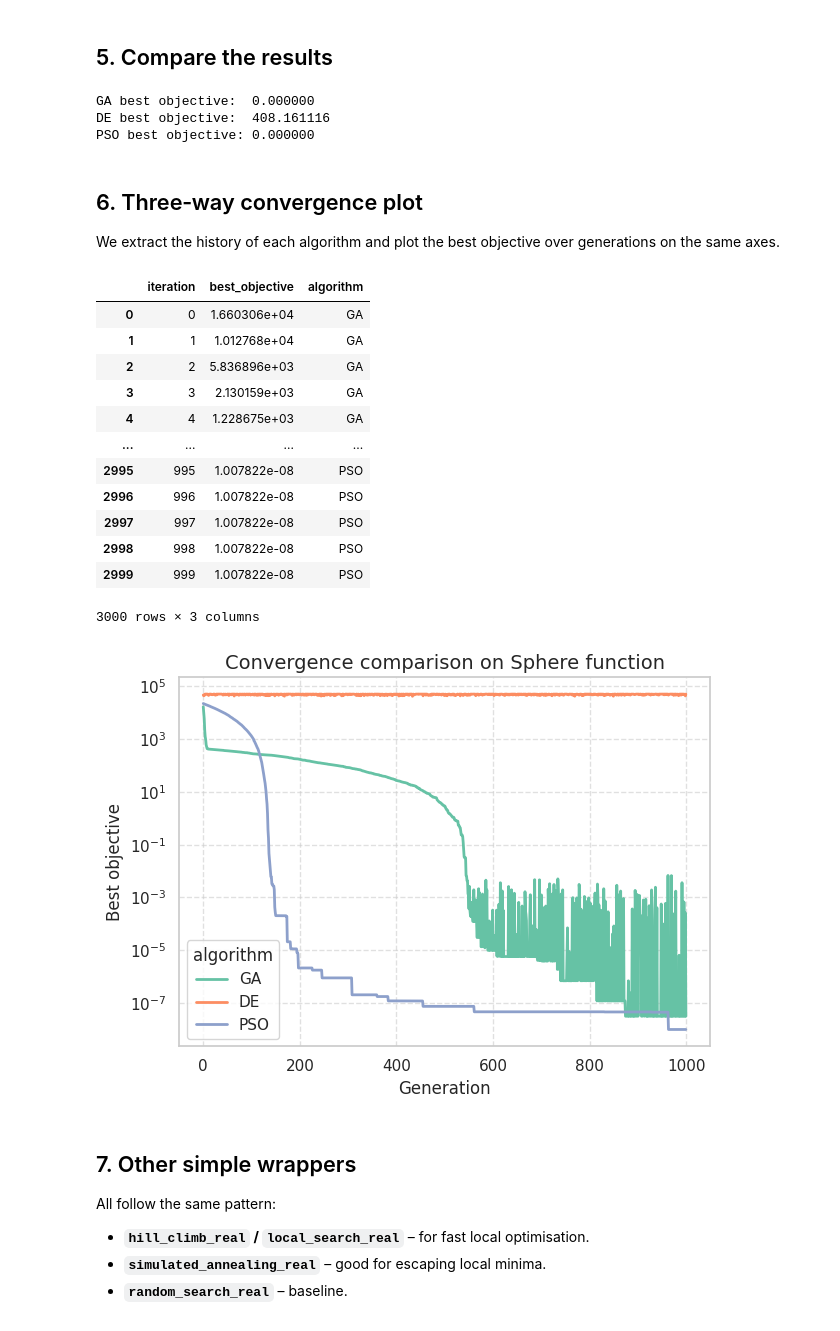
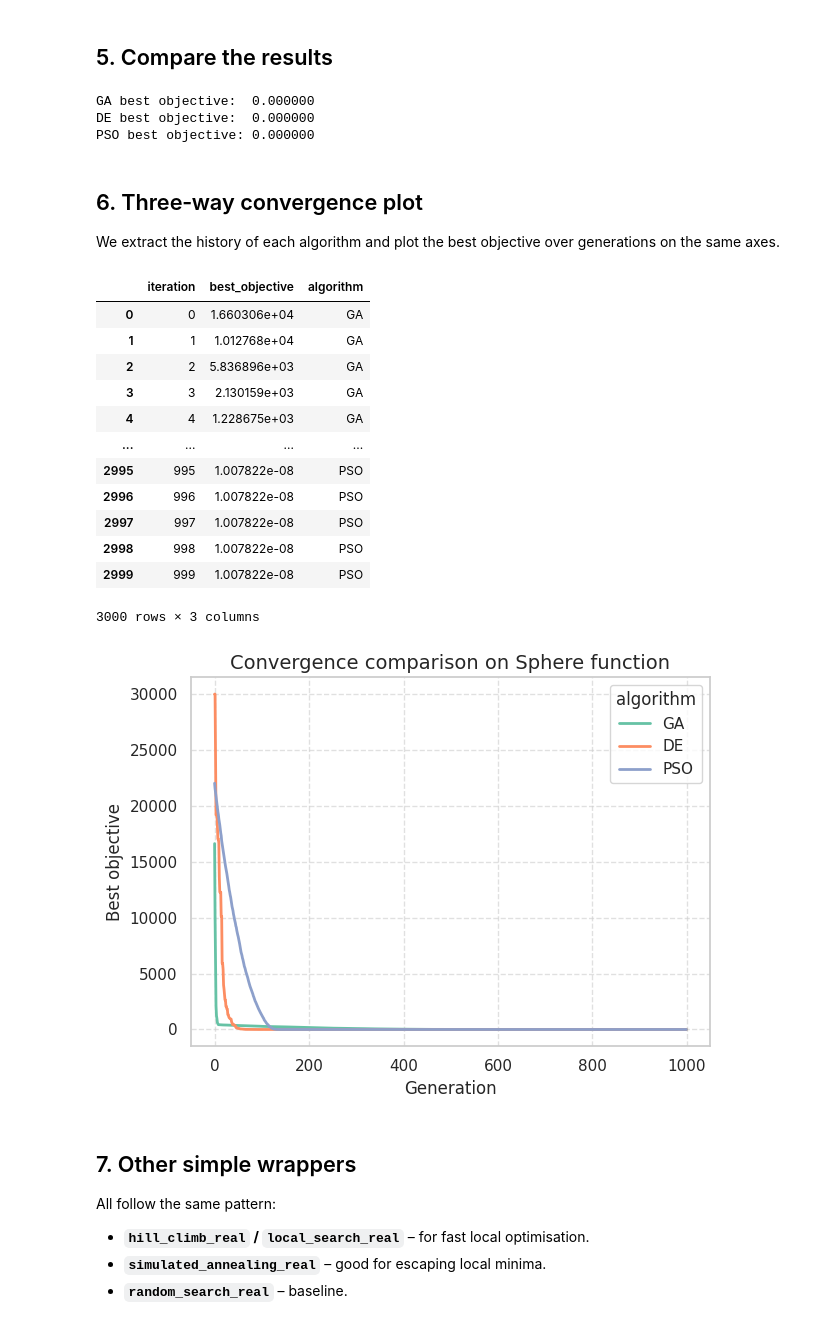
Before and after one commit to GheodeAI/metaheuristic-designer, a Jupyter notebook: tutorials/simple_api_tutorial.ipynb, the cells around one changed output. Saved outputs shown, nothing was run; the diff lists cells and outputs as text; code cells hidden in the pictures.

```diff
--- a/tutorials/simple_api_tutorial.ipynb
+++ b/tutorials/simple_api_tutorial.ipynb
@@ -51,7 +51,7 @@ de_algo = mhd.simple.differential_evolution_real(
     Cr=0.9,
     stop_cond="ngen",
     ngen=1000,
-    reporter="verbose",
+    reporter="tqdm",
     random_state=rng,
 )
 de_algo.reporter.verbose_timer = -1
@@ -115,7 +97,7 @@ print(f"DE best objective:  {de_best:.6f}")
 print(f"PSO best objective: {pso_best:.6f}")
 # %% [output]
 GA best objective:  0.000000
-DE best objective:  408.161116
+DE best objective:  0.000000
 PSO best objective: 0.000000
 # %% [markdown]
 ## 6. Three‑way convergence plot
@@ -133,32 +115,32 @@ ga_df['algorithm'] = 'GA'
 de_df['algorithm'] = 'DE'
 pso_df['algorithm'] = 'PSO'
 
 combined = pd.concat([ga_df, de_df, pso_df], ignore_index=True)
 display(combined)
 
 # Plot
 sns.set_theme(style="whitegrid")
 ax = sns.lineplot(data=combined, x="iteration", y="best_objective",
                   hue="algorithm", linewidth=2, palette="Set2")
 ax.set_xlabel("Generation", fontsize=12)
 ax.set_ylabel("Best objective", fontsize=12)
 ax.set_title("Convergence comparison on Sphere function", fontsize=14)
-ax.set_yscale('log')          # Sphere spans orders of magnitude
+# ax.set_yscale('log')          # Sphere spans orders of magnitude
 plt.grid(linestyle="--", alpha=0.6)
 plt.tight_layout()
 plt.show()
 # %% [output]
 |  | iteration | best_objective | algorithm |
 | 0 | 0 | 1.660306e+04 | GA |
 | 1 | 1 | 1.012768e+04 | GA |
 | 2 | 2 | 5.836896e+03 | GA |
 | 3 | 3 | 2.130159e+03 | GA |
 | 4 | 4 | 1.228675e+03 | GA |
 | ... | ... | ... | ... |
 | 2995 | 995 | 1.007822e-08 | PSO |
 | 2996 | 996 | 1.007822e-08 | PSO |
 | 2997 | 997 | 1.007822e-08 | PSO |
 | 2998 | 998 | 1.007822e-08 | PSO |
 | 2999 | 999 | 1.007822e-08 | PSO |
 3000 rows × 3 columns
-[figure, old version]
+[figure, new version]
```
Also changed, not shown: parts of 2 cells of this notebook, 2 other files.
